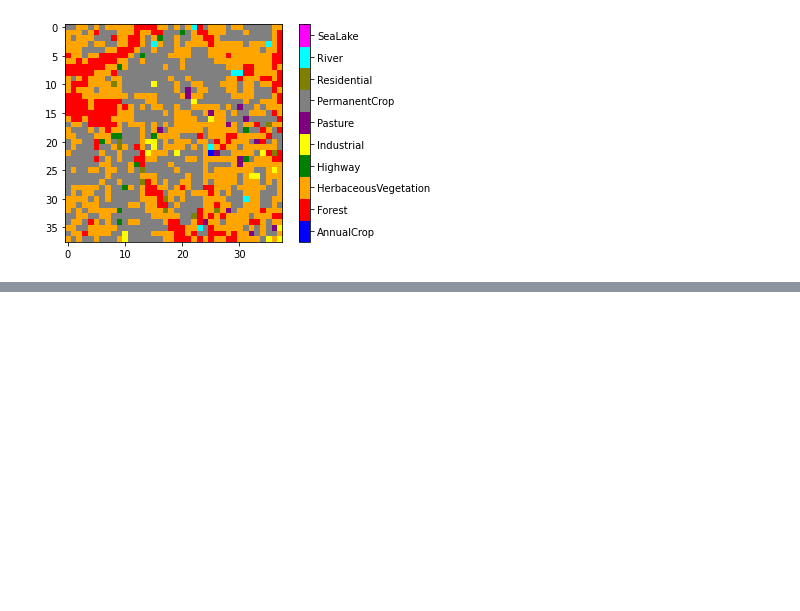
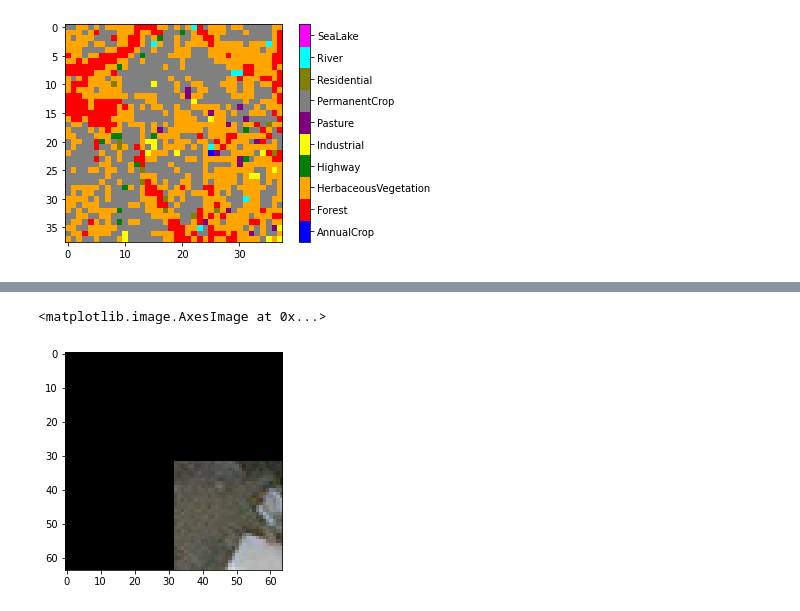
Before and after one commit to CSCCNY/final-project-landandbuildingsatimg-ccny, a Jupyter notebook: notebooks/scratch/03-SM-ResNet50_Validation.ipynb, the cells around one changed output, grey strips where cells are left out. Cells and saved outputs as stored; diff of their text form; code cells hidden in the pictures; blank space fills up the shorter version.

```diff
--- a/notebooks/scratch/03-SM-ResNet50_Validation.ipynb
+++ b/notebooks/scratch/03-SM-ResNet50_Validation.ipynb
@@ -256,0 +243,5 @@ plot_label(predicted_img, labels,col_dict)
+# %%
+plt.imshow(test_img_pad[0:64,0:64,:])
+# %% [output]
+<matplotlib.image.AxesImage at 0x...>
+[figure, added]
```
Also changed, not shown: parts of 36 cells of this notebook.
